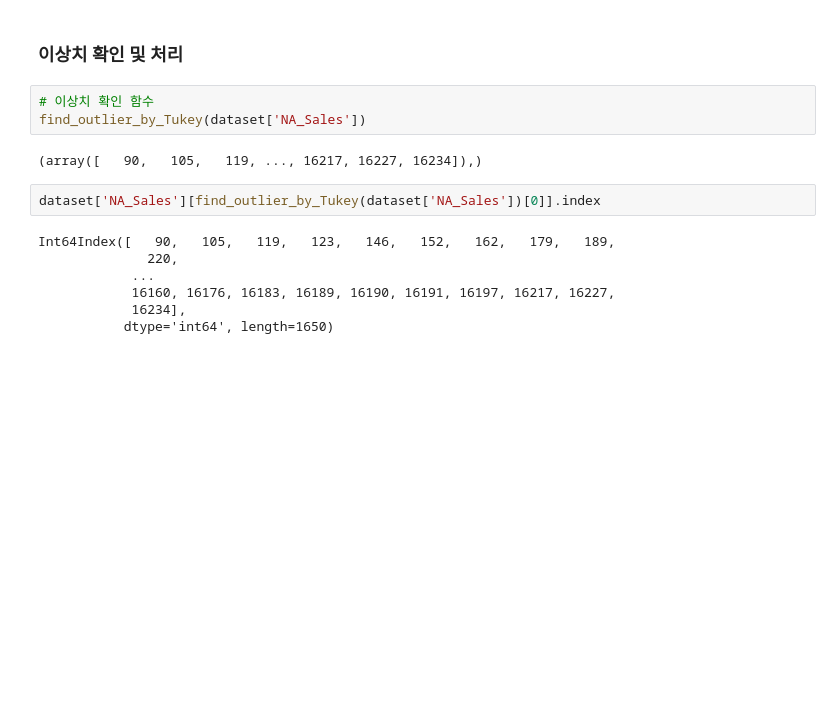
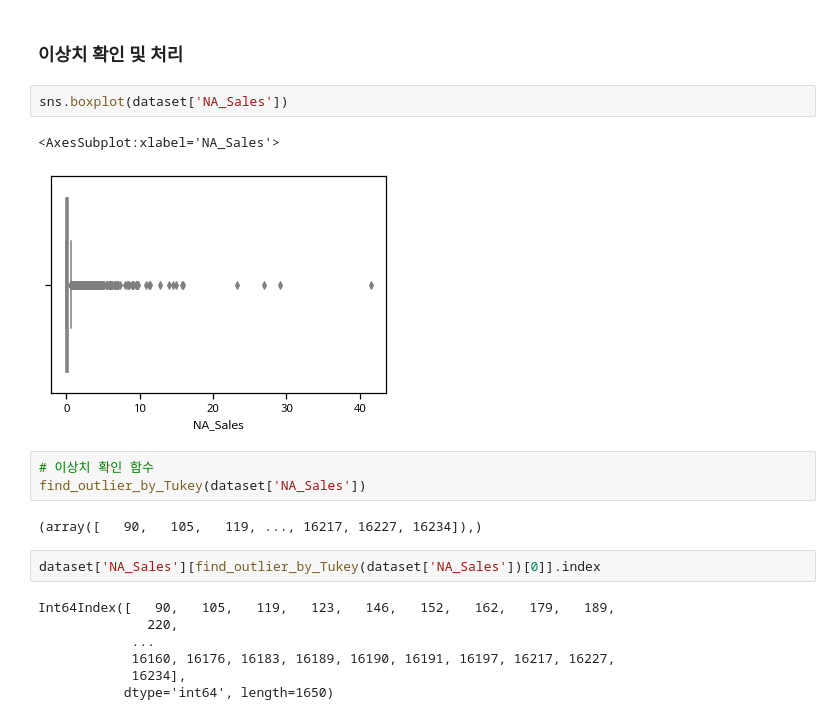
Before and after one commit to ljs7463/AnalysisProject, a Jupyter notebook: 개인프로젝트/3. VideoGame_analysis/Main.ipynb, the cells around one changed output. Saved outputs shown, nothing was run; the diff lists cells and outputs as text; blank space fills up the shorter version.

```diff
--- a/개인프로젝트/3. VideoGame_analysis/Main.ipynb
+++ b/개인프로젝트/3. VideoGame_analysis/Main.ipynb
@@ -455,6 +462,11 @@ dataset.head(50)
 | 49 | Chaotic: Shadow Warriors | Wii | 2009 | Action | Activision | 0.18 | 0.00 | 0.00 | 0.01 |
 # %% [markdown]
 ### 이상치 확인 및 처리
+# %%
+sns.boxplot(dataset['NA_Sales'])
+# %% [output]
+<AxesSubplot:xlabel='NA_Sales'>
+[figure, added]
 # %%
 # 이상치 확인 함수
 find_outlier_by_Tukey(dataset['NA_Sales'])
```
Also changed, not shown: parts of 11 cells of this notebook.
